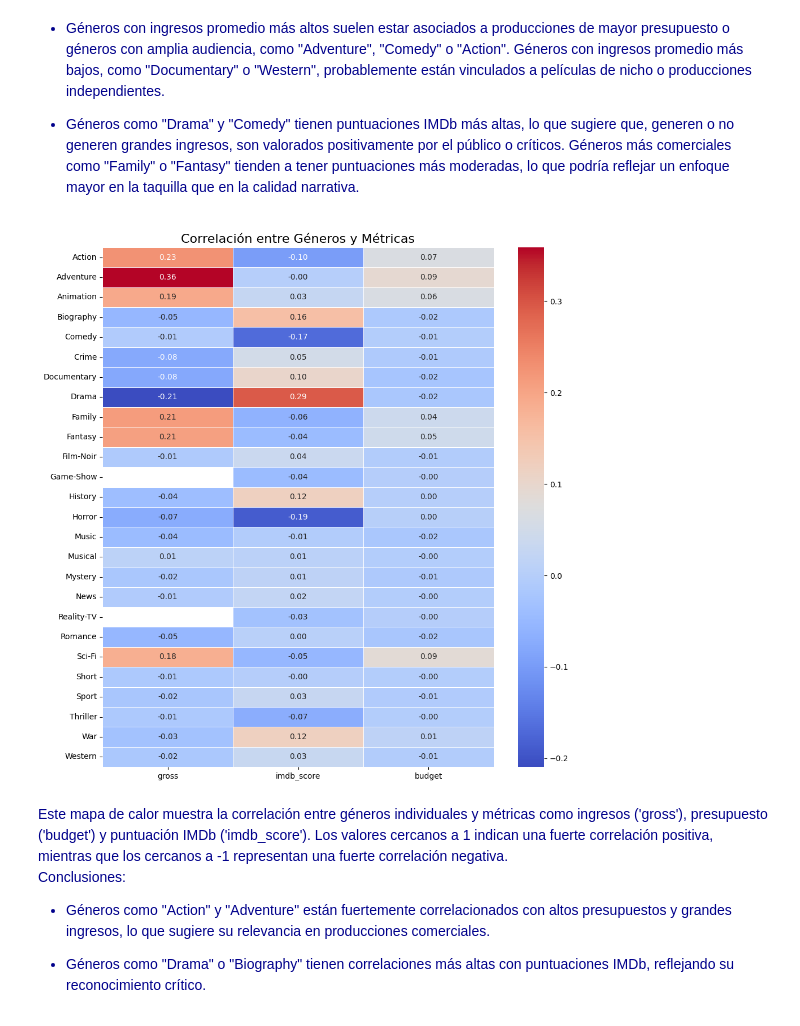
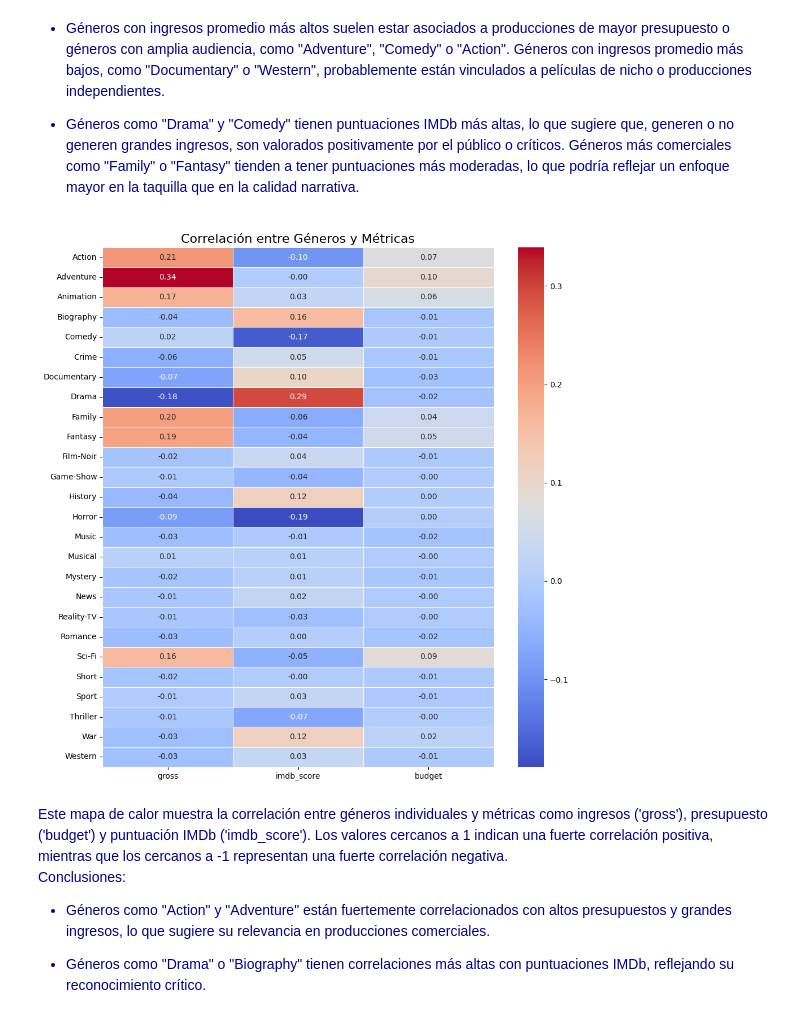
Before and after one commit to lauraarodriguez11/master_ucm, a Jupyter notebook: trabajos/4/movies_02.ipynb, the cells around one changed output. Drawn from its saved outputs; the diff is of its cells as text; code cells hidden in the pictures.

```diff
--- a/trabajos/4/movies_02.ipynb
+++ b/trabajos/4/movies_02.ipynb
@@ -1349,24 +1356,30 @@ Voy a llevar a cabo un análisis exploratorio enfocado en los géneros de las pe
 
 </font>
 # %%
-def load_selected_columns(file_path, columns):
+def load_selected_columns(file_path: str, columns: List) -> pd.DataFrame:
     """
-    Import selected columns from a CSV file into a Pandas's DataFrame.
+    Import selected columns from a CSV file into a Pandas's DataFrame
 
     Parameters:
     ----------
     file_path : str
-        Path to the csv file.
+        Path to the csv file
     columns : list
-        List of columns's names.
+        List of columns's names
 
     Returns:
     -------
     pd.DataFrame
-        DataFrame with the selected columns.
+        DataFrame with the selected columns
     """
     try:
         df = pd.read_csv(file_path, usecols=columns)
+        if 'budget' in df.columns:
+            df['budget'] = df['budget'].fillna(-1)
+        if 'gross' in df.columns:
+            df['gross'] = df['gross'].fillna(-1)
+        if 'imdb_score' in df.columns:
+            df['imdb_score'] = df['imdb_score'].fillna(-1)
         return df
 
     except ValueError as e:
@@ -1494,15 +1577,54 @@ Conclusiones:
 
 </font>
 # %%
-genre_correlation = pd.concat([genres_binary, selected_data[['gross', 'imdb_score', 'budget']]], axis=1).corr()
-plt.figure(figsize=(10, 10))
-sns.heatmap(genre_correlation.loc[genres_binary.columns, ['gross', 'imdb_score', 'budget']], annot=True, cmap="coolwarm", linewidths=0.5, fmt=".2f" )
-plt.title("Correlación entre Géneros y Métricas", fontsize=16)
-plt.yticks(rotation=0)
-plt.tight_layout()
-plt.show()
+def plot_genre_correlation(data: pd.DataFrame) -> None:
+    """
+    Plots a heatmap showing the correlation between genres and selected metrics
+    (gross income, IMDb score, and budget), excluding rows with values of -1
+
+    Parameters
+    ----------
+    genres_binary : pd.DataFrame
+        DataFrame where each genre is represented as a binary column
+    data : pd.DataFrame
+        DataFrame containing at least the columns 'gross', 'imdb_score', and 'budget'
+
+    Returns
+    -------
+    None
+    """
+    filtered_data = data[
+        (data['gross'] != -1) |
+        (data['budget'] != -1) |
+        (data['imdb_score'] != -1)
+    ]
+
+    genres_binary = filtered_data['genres'].str.get_dummies('|')
+
+    correlation_matrix = pd.concat(
+        [genres_binary, filtered_data[['gross', 'imdb_score', 'budget']]],
+        axis=1
+    ).corr()
+
+    plt.figure(figsize=(10, 10))
+    sns.heatmap(
+        correlation_matrix.loc[
+            genres_binary.columns,
+            ['gross', 'imdb_score', 'budget']
+        ],
+        annot=True,
+        cmap="coolwarm",
+        linewidths=0.5,
+        fmt=".2f"
+    )
+    plt.title("Correlación entre Géneros y Métricas", fontsize=16)
+    plt.yticks(rotation=0)
+    plt.tight_layout()
+    plt.show()
+
+plot_genre_correlation(selected_data)
 # %% [output]
-[figure, old version]
+[figure, new version]
 # %% [markdown]
 <font color="darkblue">
 Este mapa de calor muestra la correlación entre géneros individuales y métricas como ingresos ('gross'), presupuesto ('budget') y puntuación IMDb ('imdb_score'). Los valores cercanos a 1 indican una fuerte correlación positiva, mientras que los cercanos a -1 representan una fuerte correlación negativa.
```
Also changed, not shown: parts of 33 cells of this notebook, 1 other file.
